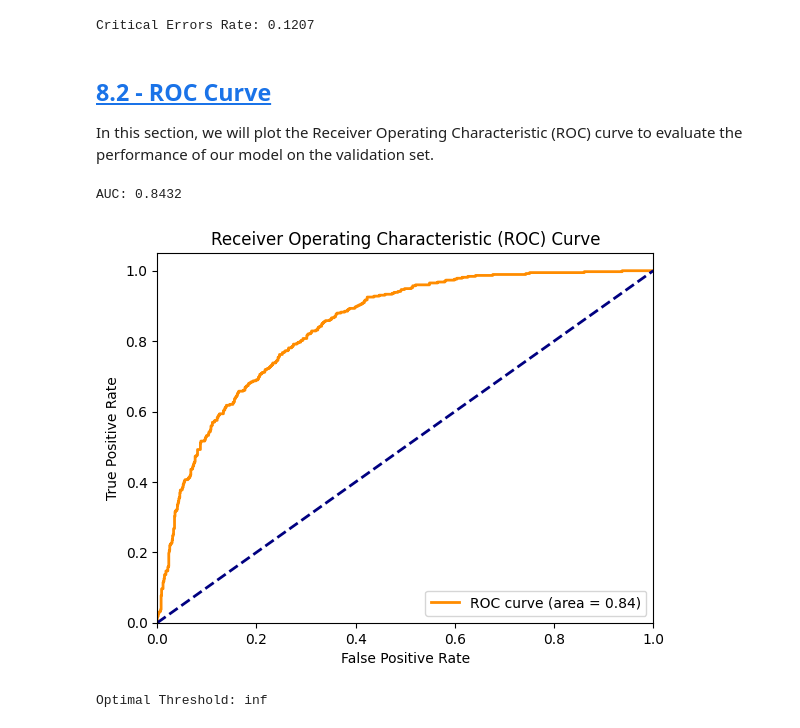
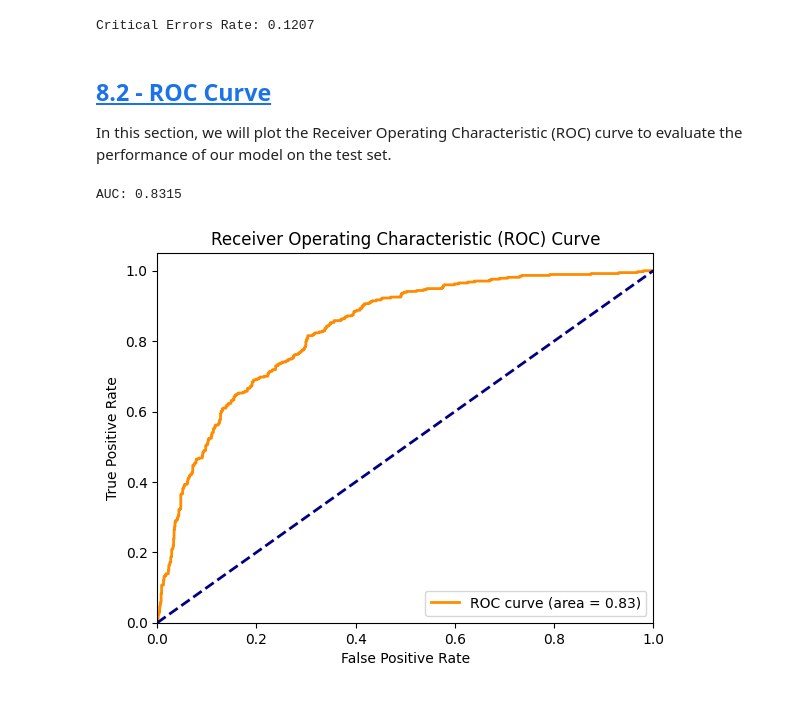
Before and after one commit to leondmtrv/Customer-Churn, a Jupyter notebook: CustomerChurn.IPYNB, the cells around one changed output. Cells and saved outputs as stored; diff of their text form; code cells hidden in the pictures.

```diff
--- a/CustomerChurn.IPYNB
+++ b/CustomerChurn.IPYNB
@@ -515,37 +515,29 @@ Critical Errors Rate: 0.1207
 # %% [markdown]
 ## [8.2 - ROC Curve](#ROC-Curve)
 
-In this section, we will plot the Receiver Operating Characteristic (ROC) curve to evaluate the performance of our model on the validation set.
+In this section, we will plot the Receiver Operating Characteristic (ROC) curve to evaluate the performance of our model on the test set.
 # %%
 # Predict probabilities for the positive class
 y_test_probs = logistic_model.predict_proba(X_test)[:, 1]
 
 # Calculate the ROC curve
 fpr, tpr, thresholds = roc_curve(y_test, y_test_probs)
 
 # Calculate the AUC
 roc_auc = auc(fpr, tpr)
 print(f"AUC: {roc_auc:.4f}")
 
 # Plot the ROC curve
 plt.figure()
 plt.plot(fpr, tpr, color='darkorange', lw=2, label=f'ROC curve (area = {roc_auc:.2f})')
 plt.plot([0, 1], [0, 1], color='navy', lw=2, linestyle='--')
 plt.xlim([0.0, 1.0])
 plt.ylim([0.0, 1.05])
 plt.xlabel('False Positive Rate')
 plt.ylabel('True Positive Rate')
 plt.title('Receiver Operating Characteristic (ROC) Curve')
 plt.legend(loc='lower right')
 plt.show()
-
-desired_fpr = 0.1
-idx = np.where(fpr <= desired_fpr)[0][-1]
-optimal_threshold = thresholds[idx]
-
-print(f"Threshold for FPR <= {desired_fpr}: {optimal_threshold:.4f}")
-print(f"Corresponding FPR: {fpr[idx]:.4f}, TPR: {tpr[idx]:.4f}")
 # %% [output]
-AUC: 0.8432
+AUC: 0.8315
-[figure, old version]
+[figure, new version]
-Optimal Threshold: inf
```
Also changed, not shown: parts of 2 cells of this notebook.
